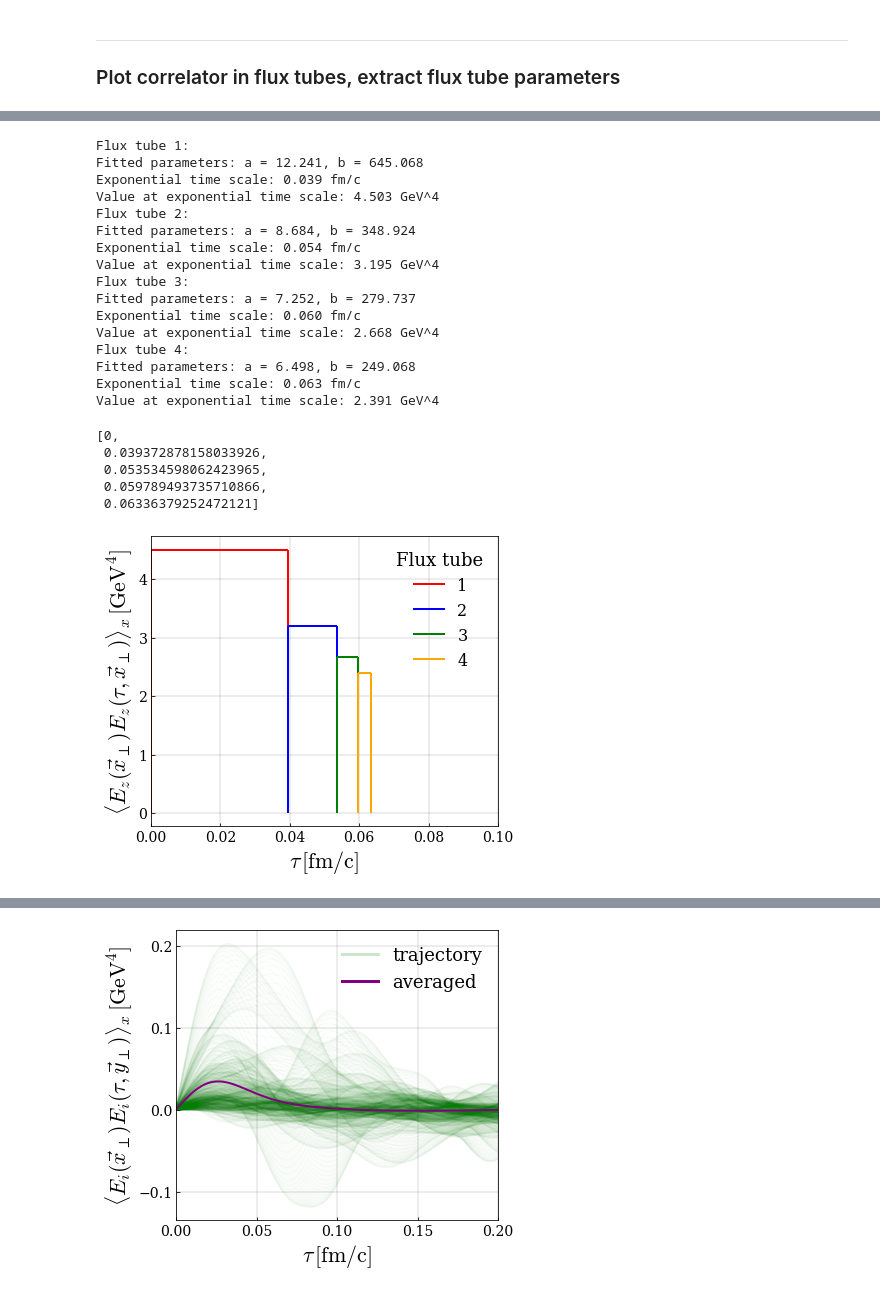
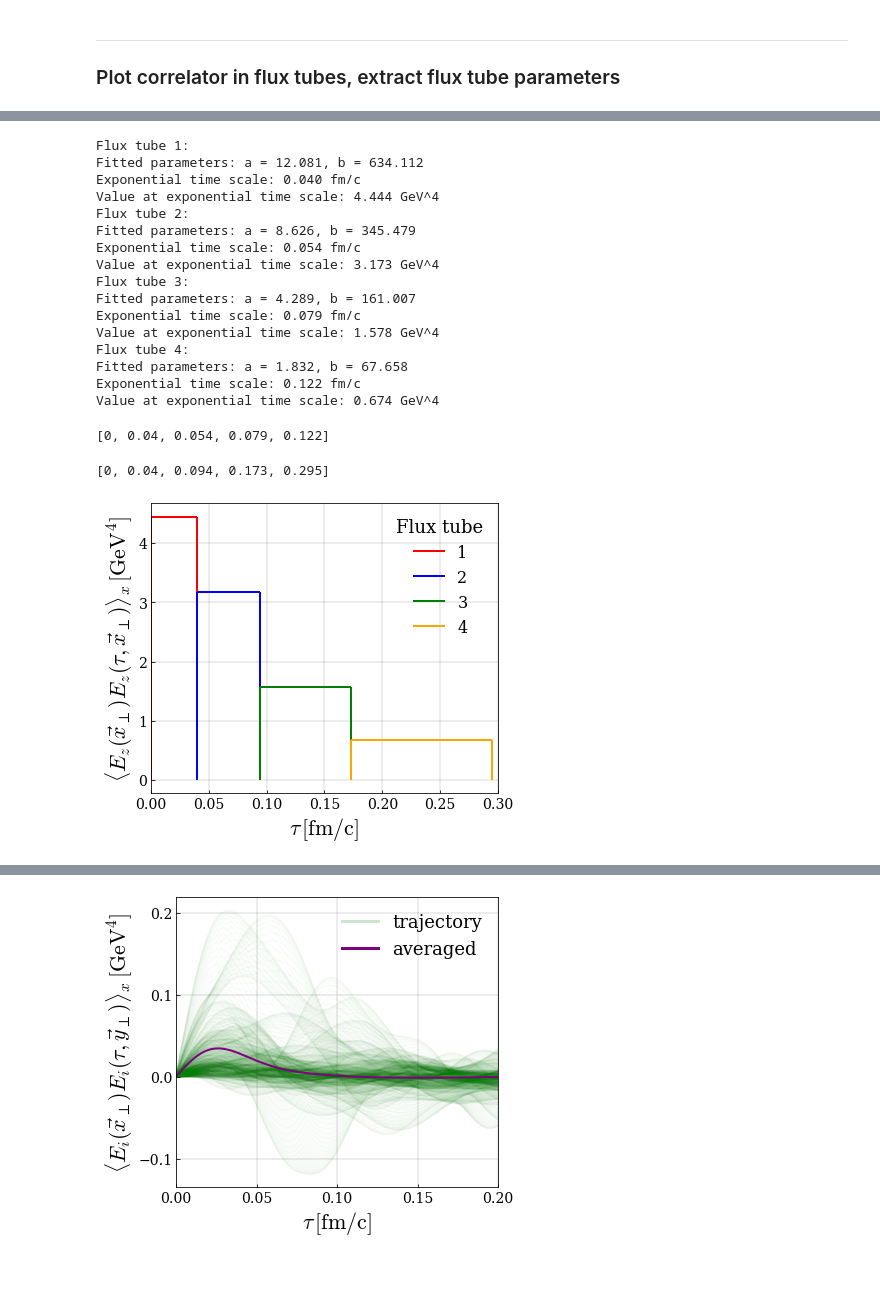
Before and after one commit to avramescudana/curraun, a Jupyter notebook: notebooks/field correlators/Electric and magnetic field correlators along eikonal jet trajectory.ipynb, the cells around one changed output, grey strips where cells are left out. Drawn from its saved outputs; the diff is of its cells as text; code cells hidden in the pictures.

```diff
--- a/notebooks/field correlators/Electric and magnetic field correlators along eikonal jet trajectory.ipynb
+++ b/notebooks/field correlators/Electric and magnetic field correlators along eikonal jet trajectory.ipynb
@@ -72,4 +70,6 @@ UV = 10.0       # Ultraviolet regulator [GeV]
 tau_max = 0.4    # Simulation time [GeV/fm]
+# %%
+flux_tube = 3 # flux tube number
 # %%
 # Define hbar*c [GeV*fm]
 hbarc = 0.197326
@@ -138,8 +145,6 @@ with tqdm(total=maxt) as pbar:
 
 output['tau'], output['elcorr'], output['magcorr']  = delta_tau, elcorr, magcorr
 # output['elcorr_all'], output['magcorr_all'] = elcorr_all, magcorr_all
-# %%
-flux_tube = 2
 # %%
 with open(f'eik_jet_el_mag_corr_1_ev_{flux_tube}_flux_tube.pickle', 'wb') as f:
     pickle.dump(output, f)
@@ -301,12 +306,25 @@ import matplotlib.pyplot as plt
 def exp_fit(tau, a, b):
     return a * np.exp(-b * tau**2)
 
+if flux_tube == 1:
+    delta_tau_1 = 0.01
+    delta_tau_2 = 0.07
+elif flux_tube == 2:
+    delta_tau_1 = 0.04
+    delta_tau_2 = delta_tau_1 + 0.05
+elif flux_tube == 3:
+    delta_tau_1 = 0.04 + 0.054
+    delta_tau_2 = delta_tau_1 + 0.04
+elif flux_tube == 4:
+    delta_tau_1 = 0.04 + 0.054 + 0.075
+    delta_tau_2 = delta_tau_1 + 0.06
+
 # Define the slice ranges for each flux tube
 slice_ranges = [
-    (0.00, 0.07),  # 1st tube
-    (0.039, 0.08),  # 2nd tube
-    (0.054, 0.09),  # 3rd tube
-    (0.06, 0.08)   # 4th tube
+    (0.01, 0.07),  # 1st tube
+    (0.04, 0.09),  # 2nd tube
+    (0.094, 0.098),  # 3rd tube
+    (0.169, 0.229)   # 4th tube
 ]
 
 tau_tubes, ez_tubes = [], []
@@ -326,7 +344,7 @@ for i, (delta_tau_1, delta_tau_2) in enumerate(slice_ranges):
     value_at_tau_e = exp_fit(tau_e, a, b)
 
     # Store the results
-    tau_tubes.append(tau_e)
+    tau_tubes.append(round(tau_e,3))
     ez_tubes.append(value_at_tau_e)
 
     # Print the results for each flux tube
@@ -338,62 +356,64 @@ for i, (delta_tau_1, delta_tau_2) in enumerate(slice_ranges):
 # Results list contains (tau_e, value_at_tau_e) for each flux tube
 # %% [output]
 Flux tube 1:
-Fitted parameters: a = 12.241, b = 645.068
-Exponential time scale: 0.039 fm/c
-Value at exponential time scale: 4.503 GeV^4
+Fitted parameters: a = 12.081, b = 634.112
+Exponential time scale: 0.040 fm/c
+Value at exponential time scale: 4.444 GeV^4
 Flux tube 2:
-Fitted parameters: a = 8.684, b = 348.924
+Fitted parameters: a = 8.626, b = 345.479
 Exponential time scale: 0.054 fm/c
-Value at exponential time scale: 3.195 GeV^4
+Value at exponential time scale: 3.173 GeV^4
 Flux tube 3:
-Fitted parameters: a = 7.252, b = 279.737
-Exponential time scale: 0.060 fm/c
-Value at exponential time scale: 2.668 GeV^4
+Fitted parameters: a = 4.289, b = 161.007
+Exponential time scale: 0.079 fm/c
+Value at exponential time scale: 1.578 GeV^4
 Flux tube 4:
-Fitted parameters: a = 6.498, b = 249.068
-Exponential time scale: 0.063 fm/c
-Value at exponential time scale: 2.391 GeV^4
+Fitted parameters: a = 1.832, b = 67.658
+Exponential time scale: 0.122 fm/c
+Value at exponential time scale: 0.674 GeV^4
 # %%
 tau_tubes.insert(0, 0)
 # %%
 tau_tubes
 # %% [output]
-[0,
- 0.039372878158033926,
- 0.053534598062423965,
- 0.059789493735710866,
- 0.06336379252472121]
+[0, 0.04, 0.054, 0.079, 0.122]
+# %%
+len_tubes = [sum(tau_tubes[:i+1]) for i in range(len(tau_tubes))]
+# %%
+len_tubes
+# %% [output]
+[0, 0.04, 0.094, 0.173, 0.295]
 # %%
 import numpy as np
 
 import matplotlib.pyplot as plt
 
 # Plot the data for each flux tube
 plt.rcParams['font.family'] = 'DejaVu Serif'
 plt.rcParams['font.serif'] = ['DejaVu Serif']
 plt.rcParams['mathtext.fontset'] = 'cm'
 
 plt.figure(figsize=(6, 5))
 plt.tick_params(axis='both', direction='in')
 
 plt.xlim([0, 0.3])
 
 colors = ['red', 'blue', 'green', 'orange']
 for i in range(4):
-    plt.hlines(y=ez_tubes[i], xmin=tau_tubes[i], xmax=tau_tubes[i+1], color=colors[i], linewidth=2, label=f'{i+1}')
-    plt.vlines(x=tau_tubes[i], ymin=0, ymax=ez_tubes[i], color=colors[i], linewidth=2)  # Vertical line at xmin
-    plt.vlines(x=tau_tubes[i+1], ymin=0, ymax=ez_tubes[i], color=colors[i], linewidth=2)  # Vertical line at xmax
+    plt.hlines(y=ez_tubes[i], xmin=len_tubes[i], xmax=len_tubes[i+1], color=colors[i], linewidth=2, label=f'{i+1}')
+    plt.vlines(x=len_tubes[i], ymin=0, ymax=ez_tubes[i], color=colors[i], linewidth=2)  # Vertical line at xmin
+    plt.vlines(x=len_tubes[i+1], ymin=0, ymax=ez_tubes[i], color=colors[i], linewidth=2)  # Vertical line at xmax
 
 plt.xlabel(r'$\tau\,\mathrm{[fm/c]}$', fontsize=22)
 plt.ylabel(r'$\langle E_z(\vec{x}_\perp)E_z(\tau, \vec{x}_\perp)\rangle_x\,\mathrm{[GeV^4]}$', fontsize=22)
 plt.xticks(fontsize=14)
-plt.xlim([0, 0.1])
+plt.xlim([0, 0.3])
 plt.yticks(fontsize=14)
 plt.grid(color='gray', linestyle='-', linewidth=1.5, alpha=0.2)
 plt.legend(fontsize=16, frameon=False, title='Flux tube', title_fontsize=18, loc='upper right')
 plt.tight_layout()
 
-plt.savefig('ezcorr_lightlike_avg_4_flux_tubes_effective.png', dpi=900, facecolor='w')
+plt.savefig('ezcorr_lightlike_avg_4_flux_tubes_effective_correct.png', dpi=900, facecolor='w')
 plt.show()
 # %% [output]
-[figure, old version]
+[figure, new version]
```
Also changed, not shown: parts of 9 cells of this notebook.
